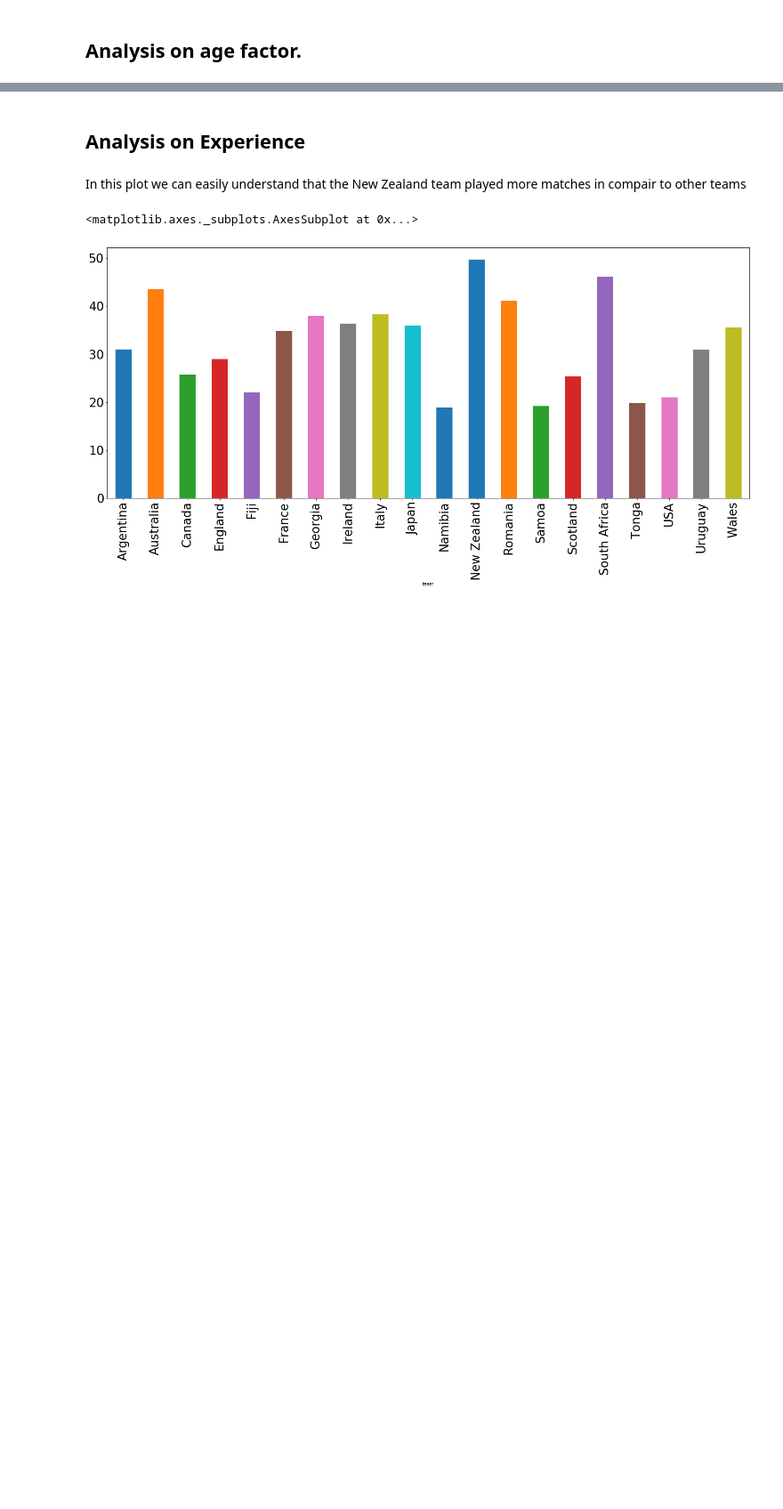
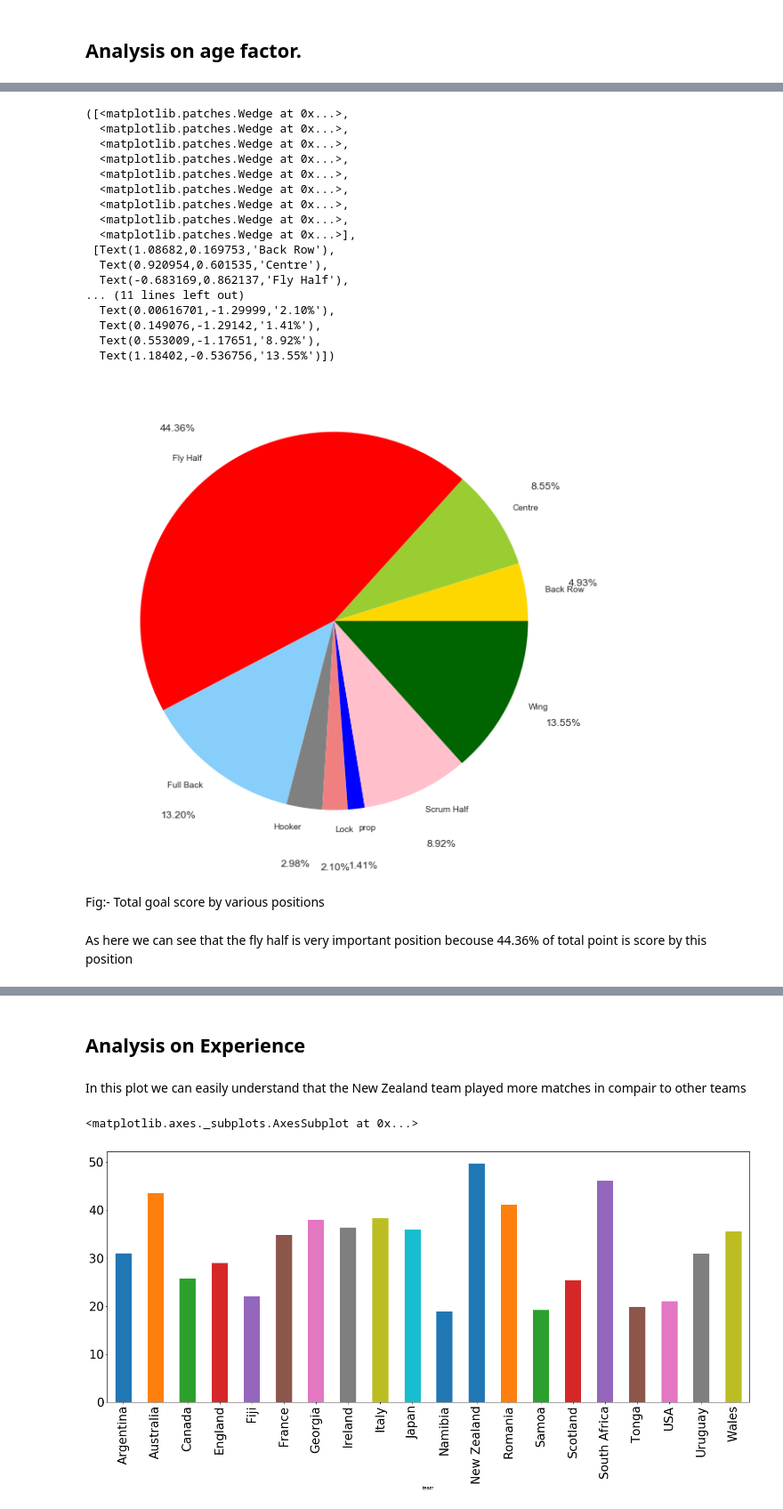
Before and after one commit to 02akshay/rugby_analysis, a Jupyter notebook: rugby_analysis.ipynb, the cells around one changed output, grey strips where cells are left out. Shown at 89% size. Drawn from its saved outputs; the diff is of its cells as text; code cells hidden in the pictures; blank space fills up the shorter version.

```diff
--- a/rugby_analysis.ipynb
+++ b/rugby_analysis.ipynb
@@ -100,0 +119,39 @@ team_avg
+# %%
+position_group=full.sort_values(by=['position']).groupby('position').mean()
+series_for_position = []
+for i in position_group['total']:
+    series_for_position.append(i)
+
+series_for_position
+# %%
+
+fig, ax = plt.subplots()
+fig.set_size_inches(10,10)
+sns.despine()
+plt.pie(series_for_position,
+        labels=["Back Row","Centre","Fly Half","Full Back","Hooker","Lock","prop","Scrum Half","Wing"],
+        colors = ['gold','yellowgreen','red','lightskyblue','gray','lightcoral','blue','pink', 'darkgreen'],
+        shadow=False, autopct= '%1.2f%%',pctdistance =1.3, labeldistance =1.1)
+# %% [output]
+([<matplotlib.patches.Wedge at 0x...>,
+  <matplotlib.patches.Wedge at 0x...>,
+  <matplotlib.patches.Wedge at 0x...>,
+  <matplotlib.patches.Wedge at 0x...>,
+  <matplotlib.patches.Wedge at 0x...>,
+  <matplotlib.patches.Wedge at 0x...>,
+  <matplotlib.patches.Wedge at 0x...>,
+  <matplotlib.patches.Wedge at 0x...>,
+  <matplotlib.patches.Wedge at 0x...>],
+ [Text(1.08682,0.169753,'Back Row'),
+  Text(0.920954,0.601535,'Centre'),
+  Text(-0.683169,0.862137,'Fly Half'),
+... (11 lines left out)
+  Text(0.00616701,-1.29999,'2.10%'),
+  Text(0.149076,-1.29142,'1.41%'),
+  Text(0.553009,-1.17651,'8.92%'),
+  Text(1.18402,-0.536756,'13.55%')])
+[figure, added]
+# %% [markdown]
+Fig:- Total goal score by various positions
+# %% [markdown]
+As here we can see that the fly half is very important position becouse 44.36% of total point is score by this position
```
Also changed, not shown: parts of 19 cells of this notebook.
